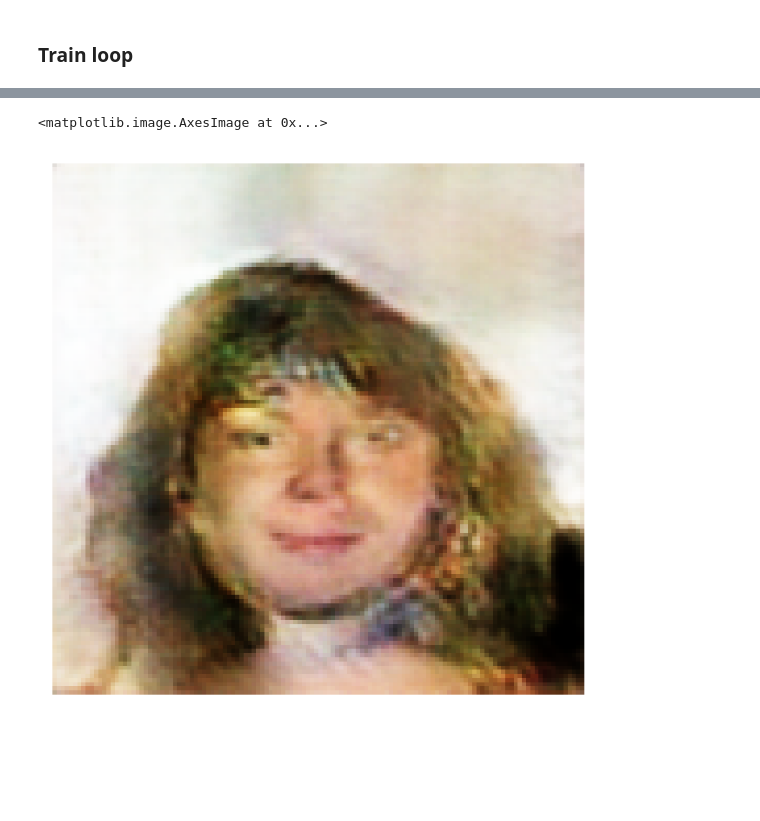
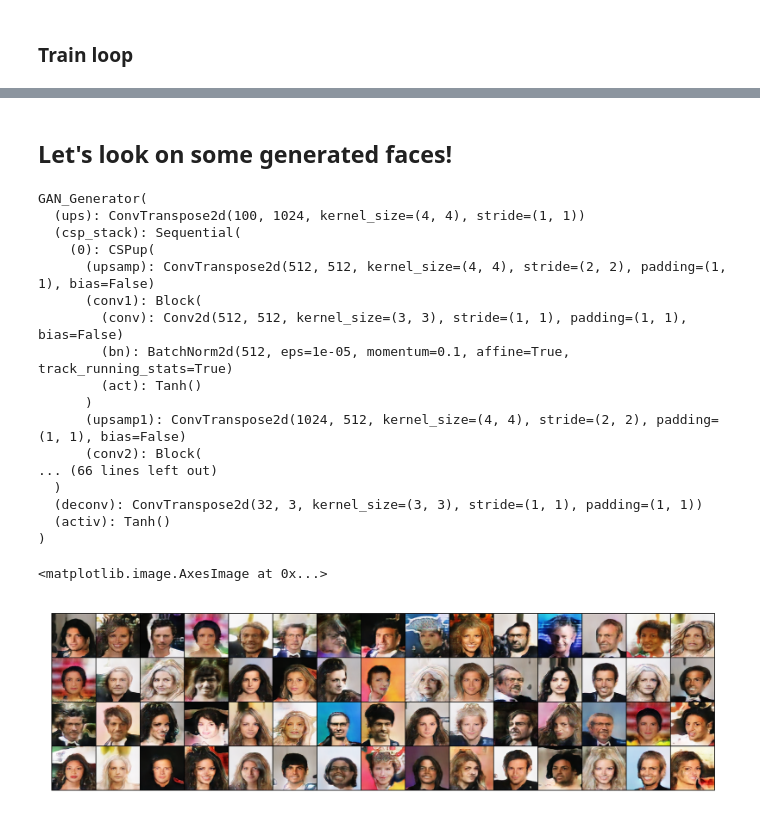
Before and after one commit to pavviaz/itmo_gan_course, a Jupyter notebook: main.ipynb, the cells around one changed output, grey strips where cells are left out. Saved outputs shown, nothing was run; the diff lists cells and outputs as text; code cells hidden in the pictures; blank space fills up the shorter version.

```diff
--- a/main.ipynb
+++ b/main.ipynb
@@ -391,8 +253,6 @@ writer = SummaryWriter()
 # %% [markdown]
 ### Train loop
 # %%
-# Training Loop
-# Lists to keep track of progress
 img_list = []
 G_losses = []
 D_losses = []
@@ -402,14 +262,8 @@ print("Starting Training Loop...")
 
 for epoch in range(EPOCHES):
     for i, batch in enumerate(tqdm(dataloader), 0):
-
-        ############################
-        # (1) Учим дискриминатор: максимизируем log(D(x)) + log(1 - D(G(z)))
-        ###########################
-        ## Train with all-real batch
         D_model.zero_grad()
 
-        # Для батча
         real_cpu = batch.to(DEVICE)
         b_size = real_cpu.size(0)
         label = torch.full((b_size,), real_label, dtype=torch.float, device=DEVICE)
@@ -419,7 +273,6 @@ for epoch in range(EPOCHES):
         errD_real.backward()
         D_x = output.mean().item()
 
-        # Учим на полном фейковом батче
         noise = torch.randn(b_size, NZ, 1, 1, device=DEVICE)
         fake = G_model(noise)
         label.fill_(fake_label)
@@ -432,22 +285,15 @@ for epoch in range(EPOCHES):
         errD = errD_real + errD_fake
         D_optim.step()
 
-        ############################
-        # (2) Учим генератор: максимизируем log(D(G(z)))
-        ###########################
         G_model.zero_grad()
-        label.fill_(
-            real_label
-        )  # для генератора фейковые метки есть реальные (0 меняем на 1)
+        label.fill_(real_label)
         output = D_model(fake).view(-1)
 
-        # Вычислим лосс G основываясь на выходе D
         errG = criterion(output, label)
         errG.backward()
         D_G_z2 = output.mean().item()
         G_optim.step()
 
-        # Выводим статистику обучения
         errD = errD.cpu().detach().item()
         errG = errG.cpu().detach().item()
         if i % 50 == 0:
@@ -468,7 +314,7 @@ for epoch in range(EPOCHES):
 
             img = fake[0].permute(1, 2, 0).cpu().detach().numpy()
             plt.imshow(img)
-            plt.savefig(f"res/{epoch}_{i}.png")
+            plt.savefig(os.path.join(IMGS_DIR, f"{epoch}_{i}.png"))
 
             writer.add_scalars(
                 "loss/train/", {"generator_loss": errG, "discriminator_loss": errD}, iters
@@ -476,12 +322,8 @@ for epoch in range(EPOCHES):
             writer.add_scalars(
                 "misc/train/", {"D(x)": D_x, "D(G(z1))": D_G_z1, "D(G(z2))": D_G_z2}, iters
             )
-            # writer.add_scalar(
-            #     "loss/train/", errG, iters
-            # )
             iters += 50
 
-        # Сохраним лоссы
         G_losses.append(errG)
         D_losses.append(errD)
 
@@ -509,16 +337,36 @@ Starting Training Loop...
+# %% [markdown]
+## Let's look on some generated faces!
 # %%
 G_model = GAN_Generator().to(DEVICE)
-G_model.load_state_dict(torch.load("weights_0/4_6.4.pt"))
+G_model.load_state_dict(torch.load("weights/20_1.06.pt"))
 G_model.eval()
-print()
+# %% [output]
+GAN_Generator(
+  (ups): ConvTranspose2d(100, 1024, kernel_size=(4, 4), stride=(1, 1))
+  (csp_stack): Sequential(
+    (0): CSPup(
+      (upsamp): ConvTranspose2d(512, 512, kernel_size=(4, 4), stride=(2, 2), padding=(1, 1), bias=False)
+      (conv1): Block(
+        (conv): Conv2d(512, 512, kernel_size=(3, 3), stride=(1, 1), padding=(1, 1), bias=False)
+        (bn): BatchNorm2d(512, eps=1e-05, momentum=0.1, affine=True, track_running_stats=True)
+        (act): Tanh()
+      )
+      (upsamp1): ConvTranspose2d(1024, 512, kernel_size=(4, 4), stride=(2, 2), padding=(1, 1), bias=False)
+      (conv2): Block(
+... (66 lines left out)
+  )
+  (deconv): ConvTranspose2d(32, 3, kernel_size=(3, 3), stride=(1, 1), padding=(1, 1))
+  (activ): Tanh()
+)
 # %%
-noise = torch.randn(1, NZ, 1, 1, device=DEVICE)
+noise = torch.randn(60, NZ, 1, 1, device=DEVICE)
 with torch.no_grad():
     fake = G_model(noise).detach().cpu()
 
 plt.axis('off')
+plt.rcParams['figure.dpi'] = 400
 gr = torchvision.utils.make_grid(fake, nrow=15, normalize=True)
-plt.imshow(gr.permute(1, 2, 0),)
+plt.imshow(gr.permute(1, 2, 0))
 # %% [output]
 <matplotlib.image.AxesImage at 0x...>
-[figure, old version]
+[figure, new version]
```
Also changed, not shown: parts of 36 cells of this notebook, 15 other files.
